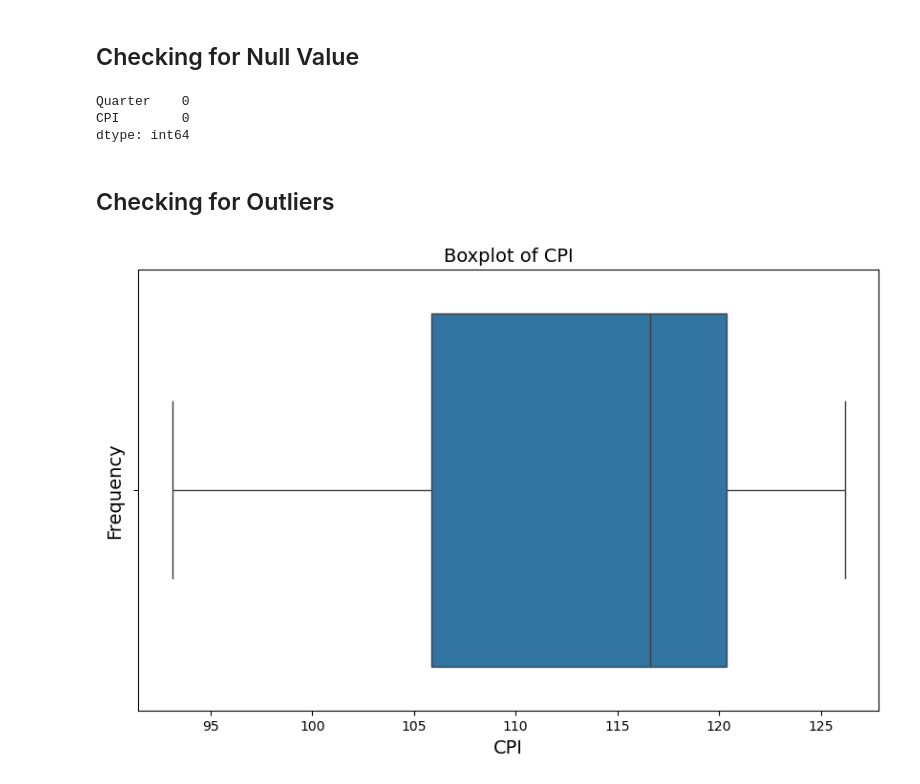
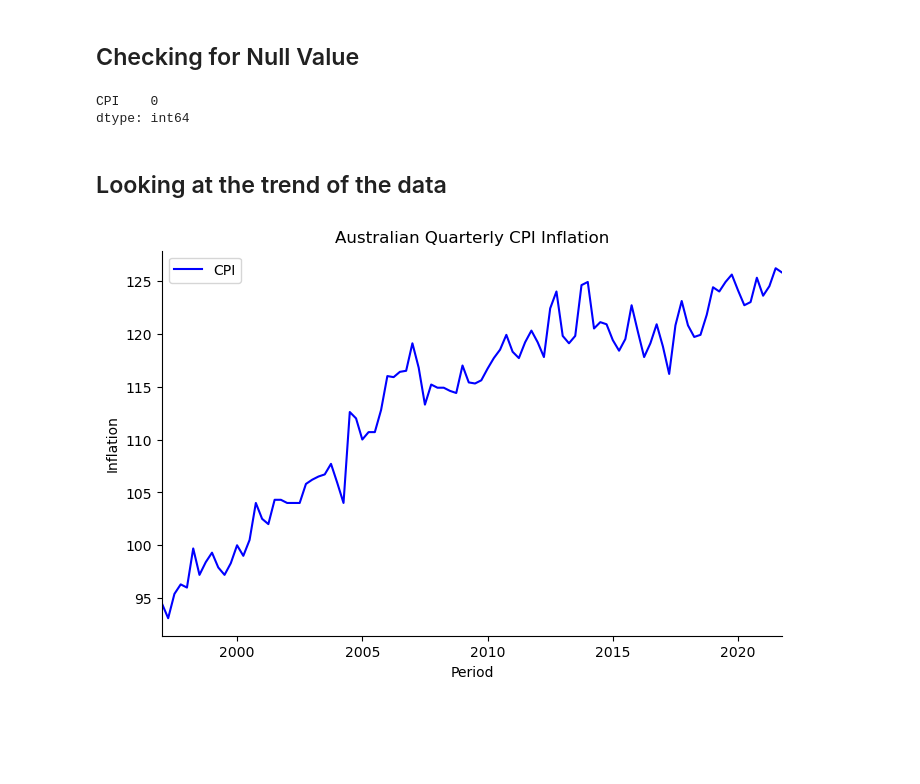
Before and after one commit to actonton/QBUS2820-Predictive_Analysis, a Jupyter notebook: A2/510575452_implementation.ipynb, the cells around one changed output. Cells and saved outputs as stored; diff of their text form; code cells hidden in the pictures; blank space fills up the shorter version.

```diff
--- a/A2/510575452_implementation.ipynb
+++ b/A2/510575452_implementation.ipynb
@@ -44,3 +78,5 @@ clean_train_data = train_data.dropna()
+# %%
+clean_CPI_train_data = CPI_train_data.dropna()
 # %% [markdown]
 ## Looking at the information of the dataset
 # %%
@@ -72,19 +108,20 @@ clean_train_data.describe()
 # %% [markdown]
 ## Checking for Null Value
 # %%
-clean_train_data.isnull().sum()
+clean_CPI_train_data.isnull().sum()
 # %% [output]
-Quarter    0
-CPI        0
+CPI    0
 dtype: int64
-# %% [markdown]
-## Checking for Outliers
-# %%
-plt.figure(figsize=(10, 6))
-sns.boxplot(x='CPI', data=clean_train_data)
-plt.xlabel('CPI', fontsize=14)
-plt.ylabel('Frequency', fontsize=14)
-plt.title('Boxplot of CPI', fontsize=14)
-plt.show()
-# %% [output]
-[figure, removed]
+# %% [markdown]
+## Looking at the trend of the data
+# %%
+fig, ax = plt.subplots(figsize=(8, 5))
+clean_CPI_train_data.plot(color='b', ax=ax)
+ax.set_xlabel('Period')
+ax.set_ylabel('Inflation')
+ax.set_title('Australian Quarterly CPI Inflation')
+ax.set_xticks([], minor=True)
+sns.despine()
+plt.show()
+# %% [output]
+[figure, added]
```
Also changed, not shown: parts of 10 cells of this notebook.
